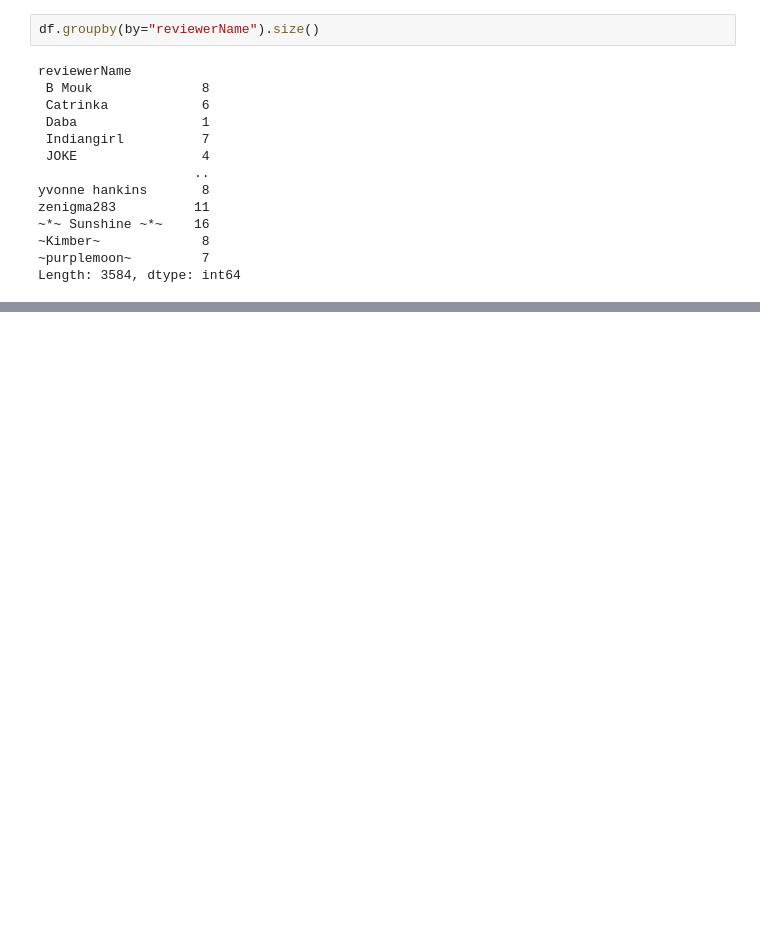
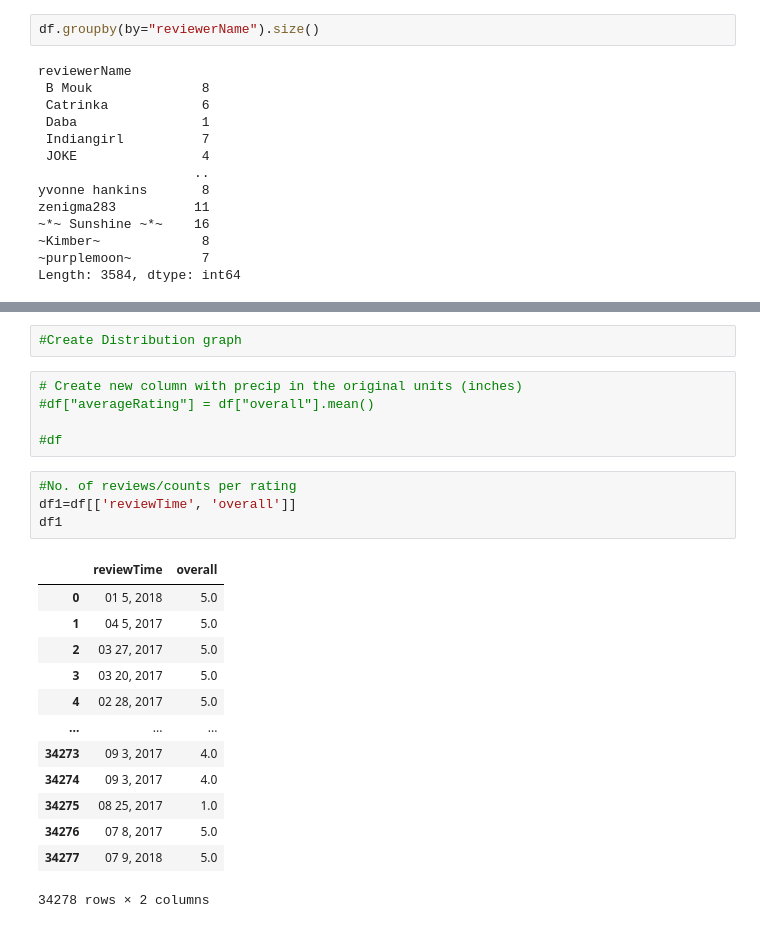
Before and after one commit to bigthonk/doggo_vision, a Jupyter notebook: experiments/rr/luxury_cosmetics.ipynb, the cells around one changed output, grey strips where cells are left out. Drawn from its saved outputs; the diff is of its cells as text; blank space fills up the shorter version.

```diff
--- a/experiments/rr/luxury_cosmetics.ipynb
+++ b/experiments/rr/luxury_cosmetics.ipynb
@@ -109,0 +168,25 @@ Length: 3584, dtype: int64
+# %%
+#Create Distribution graph
+# %%
+# Create new column with precip in the original units (inches)
+#df["averageRating"] = df["overall"].mean()
+
+#df
+# %%
+#No. of reviews/counts per rating
+df1=df[['reviewTime', 'overall']]
+df1
+# %% [output]
+|  | reviewTime | overall |
+| 0 | 01 5, 2018 | 5.0 |
+| 1 | 04 5, 2017 | 5.0 |
+| 2 | 03 27, 2017 | 5.0 |
+| 3 | 03 20, 2017 | 5.0 |
+| 4 | 02 28, 2017 | 5.0 |
+| ... | ... | ... |
+| 34273 | 09 3, 2017 | 4.0 |
+| 34274 | 09 3, 2017 | 4.0 |
+| 34275 | 08 25, 2017 | 1.0 |
+| 34276 | 07 8, 2017 | 5.0 |
+| 34277 | 07 9, 2018 | 5.0 |
+34278 rows × 2 columns
```
Also changed, not shown: parts of 15 cells of this notebook.
